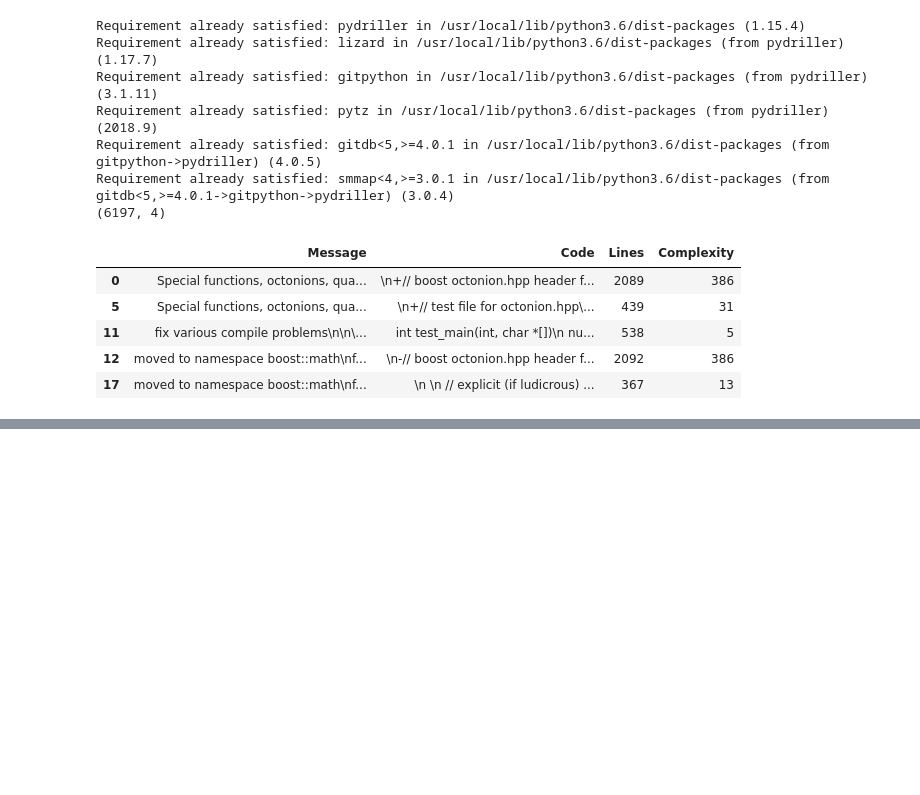
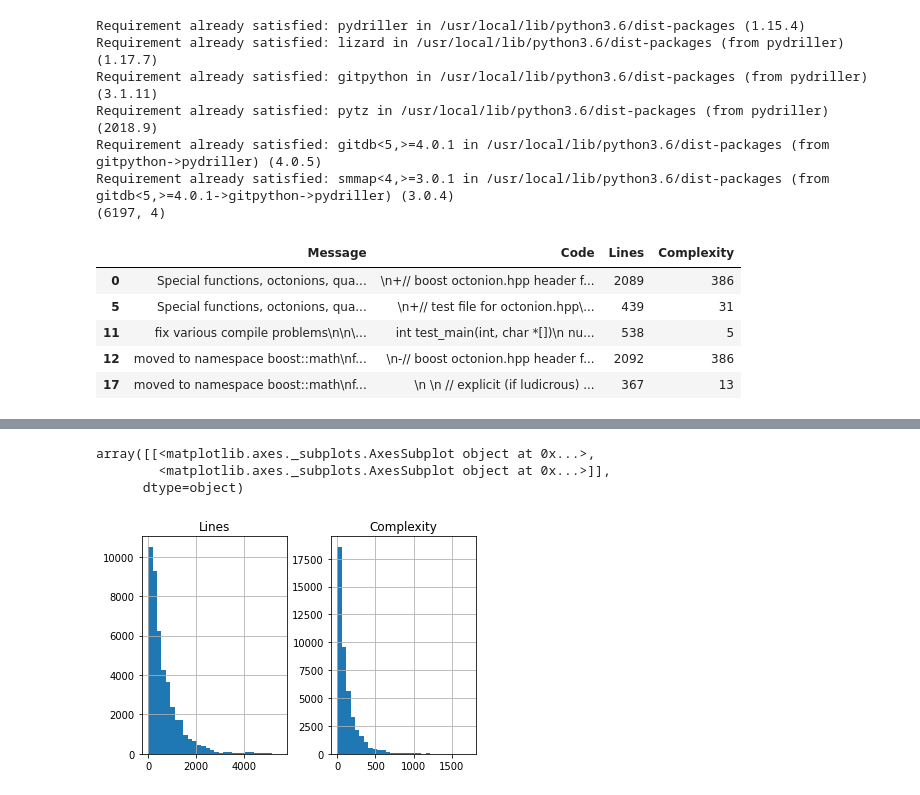
Before and after one commit to shrivastava-piyush/nlp-code-summarization, a Jupyter notebook: exploration/mining_with_pydriller.ipynb, the cells around one changed output, grey strips where cells are left out. Saved outputs shown, nothing was run; the diff lists cells and outputs as text; code cells hidden in the pictures; blank space fills up the shorter version.

```diff
--- a/exploration/mining_with_pydriller.ipynb
+++ b/exploration/mining_with_pydriller.ipynb
@@ -209,0 +210,38 @@ c_data.to_csv('pydriller_14k_filtered.csv')
+# %%
+!pip install pydriller
+from pydriller.repository_mining import RepositoryMining
+
+repositories = ['https://github.com/videolan/vlc']
+
+messages, code, complexity, lines = [], [], [], []
+for repository in repositories:
+  for commit in RepositoryMining(repository).traverse_commits():
+    for modified_file in commit.modifications:
+      if modified_file.methods:
+        messages.append(commit.msg)
+        code.append(modified_file.diff)
+        complexity.append(modified_file.complexity)
+        lines.append(modified_file.nloc)
+
+c_data = pd.DataFrame(columns = {'Message': [], 'Code': [], 'Lines': [], 'Complexity': []})
+c_data['Message'] = messages
+c_data['Code'] = code
+c_data['Lines'] = lines
+c_data['Complexity'] = complexity
+
+c_data['Code'] = c_data['Code'].str.replace(r' +', ' ')
+c_data['Code'] = c_data['Code'].str.replace(r'\t', '')
+c_data['Code'] = c_data['Code'].str.replace(r'\@@.*?@@', '')
+c_data['Message'] = c_data['Message'].str.replace(r' +', ' ')
+
+c_data = c_data[c_data['Message'] != 'Initial commit']
+c_data = c_data[c_data['Message'] != 'refactoring']
+c_data = c_data[c_data['Message'] != 'Merge pull request']
+c_data = c_data[c_data['Message'].str.len() > 20]
+c_data = c_data[c_data['Message'].str.len() < 700]
+c_data = c_data[c_data['Code'].str.len() < 1000]
+c_data = c_data[c_data['Code'] != ' ']
+
+c_data.drop_duplicates(inplace=True, subset=['Message'])
+c_data.dropna(subset=['Code'], inplace=True)
+print(c_data.shape)
@@ -209,0 +256,7 @@ c_data.to_csv('pydriller_14k_filtered.csv')
+# %%
+c_data.hist(bins=30)
+# %% [output]
+array([[<matplotlib.axes._subplots.AxesSubplot object at 0x...>,
+        <matplotlib.axes._subplots.AxesSubplot object at 0x...>]],
+      dtype=object)
+[figure, added]
```
Also changed, not shown: parts of 12 cells of this notebook, 19 other files.
